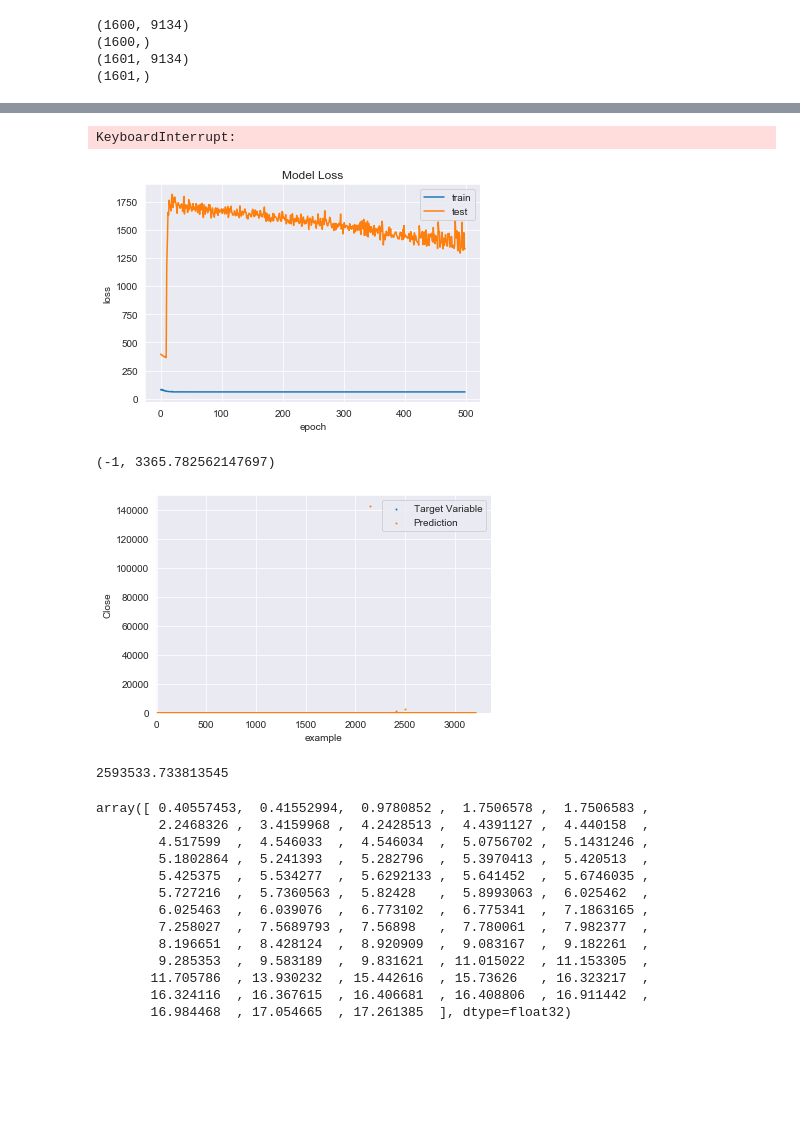
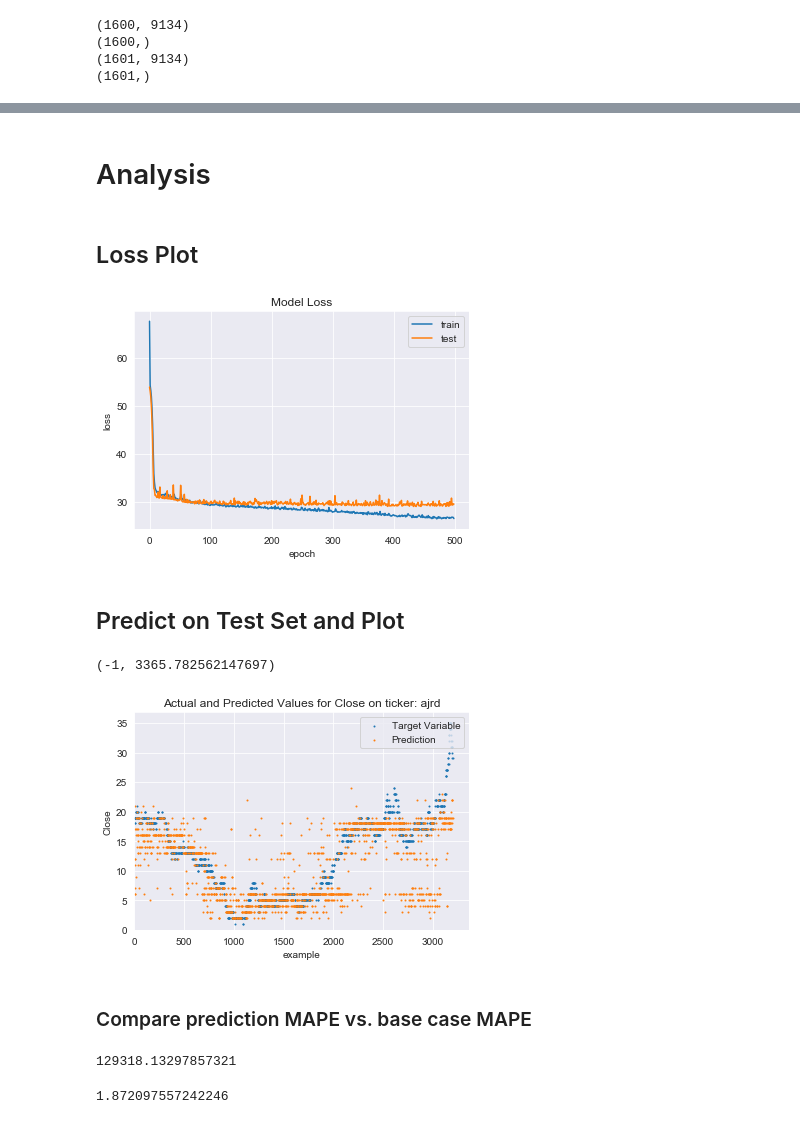
Before and after one commit to AndrewReaganM/msci_ml, a Jupyter notebook: workspace/MSCI Small Scale Training.ipynb, the cells around one changed output, grey strips where cells are left out. Saved outputs shown, nothing was run; the diff lists cells and outputs as text; code cells hidden in the pictures; blank space fills up the shorter version.

Commit message:
Add small scale training.

```diff
--- a/workspace/MSCI Small Scale Training.ipynb
+++ b/workspace/MSCI Small Scale Training.ipynb
@@ -37,8 +36,8 @@ tensorflow.random.set_seed(3)
 Matrix has data from 1827 tickers and each ticker has 5 of its features included, excluding the 6th OpenInt.
 # %%
 # Load clean matrix and tickers
-matrix_3201 = np.load("matrix_3201.npy")
-tickers_3201 = np.load("tickers_3201.npy")
+matrix_3201 = np.load("formatted_data/matrix_3201.npy")
+tickers_3201 = np.load("formatted_data/tickers_3201.npy")
 number_of_examples = matrix_3201.shape[0]
 # %%
 # Train and test indicies
@@ -83,6 +82,6 @@ msciLib.plot_ticker(matrix_3201, tickers_3201, ticker_index3, "Close")
 # %%
 # Make training and testing sets.
-train_set, train_target, test_set, test_target = msciLib.construct_train_test_sets(matrix_3201, ticker_index1, "close")
+train_set, train_target, test_set, test_target = msciLib.construct_train_test_sets(matrix_3201, ticker_index3, "close")
 # %%
 # Shape of the sets
 print(train_set.shape)
@@ -95,18 +94,18 @@ print(test_target.shape)
 (1601, 9134)
 (1601,)
 # %%
-def create_model():
-    # create model
-    model = Sequential()
-    model.add(Dense(10, input_dim=train_set.shape[1], activation='relu'))
-    model.add(Dense(50, activation='sigmoid'))
-    model.add(Dense(40, activation='relu'))
-    # model.add(Dense(25, activation='relu'))
-    model.add(Dense(1))
-    # Compile model
-    model.compile(optimizer ='adam', loss = 'mean_absolute_percentage_error',
-              metrics =[metrics.mape])
-    return model
+# def create_model():
+#     # create model
+#     model = Sequential()
+#     model.add(Dense(10, input_dim=train_set.shape[1], activation='relu'))
+#     model.add(Dense(50, activation='sigmoid'))
+#     model.add(Dense(40, activation='relu'))
+#     # model.add(Dense(25, activation='relu'))
+#     model.add(Dense(1))
+#     # Compile model
+#     model.compile(optimizer ='adam', loss = 'mean_absolute_percentage_error',
+#               metrics =[metrics.mape])
+#     return model
 # %%
 def create_model():
     # create model
@@ -148,5 +144,3 @@ _________________________________________________________________
 # %%
 history = model.fit(train_set, train_target, validation_data=(test_set, test_target), epochs=500, batch_size=32,
                     verbose = False)
-# %% [output]
-KeyboardInterrupt:
@@ -153,3 +152,7 @@ KeyboardInterrupt:
+# %% [markdown]
+# Analysis
+# %% [markdown]
+## Loss Plot
 # %%
 plt.plot(history.history['mean_absolute_percentage_error'])
 plt.plot(history.history['val_mean_absolute_percentage_error'])
@@ -161,7 +164,9 @@ plt.legend(['train', 'test'], loc='upper right')
 #plt.xlim(10,)
 plt.show()
 # %% [output]
-[figure, old version]
+[figure, new version]
+# %% [markdown]
+## Predict on Test Set and Plot
 # %%
 # Get predictions
 prediction = model.predict(test_set)
@@ -176,38 +181,28 @@ for i in np.arange(len(test_indicies)):
 # %%
 # Plot the target and prediction values
 plt.scatter(np.arange(number_of_examples), ordered_target, s = 1)
 plt.scatter(np.arange(number_of_examples), ordered_pred, s = 1)
 
 # plt.plot(ordered_target, linewidth = 1)
 # plt.plot(ordered_pred, linewidth = 1)
 
+plt.title("Actual and Predicted Values for Close on ticker: {}".format(tickers_3201[ticker_index3]))
 plt.ylabel('Close')
 plt.xlabel('example')
 plt.legend(['Target Variable', 'Prediction'], loc='upper right')
-
 plt.ylim(0, )
 plt.xlim(-1, )
 # %% [output]
 (-1, 3365.782562147697)
-[figure, old version]
+[figure, new version]
+# %% [markdown]
+### Compare prediction MAPE vs. base case MAPE
 # %%
 msciLib.calculate_mape(test_target, prediction)
 # %% [output]
-2593533.733813545
+129318.13297857321
-# %%
-np.unique(prediction)
-# %% [output]
-array([ 0.40557453,  0.41552994,  0.9780852 ,  1.7506578 ,  1.7506583 ,
-        2.2468326 ,  3.4159968 ,  4.2428513 ,  4.4391127 ,  4.440158  ,
-        4.517599  ,  4.546033  ,  4.546034  ,  5.0756702 ,  5.1431246 ,
-        5.1802864 ,  5.241393  ,  5.282796  ,  5.3970413 ,  5.420513  ,
-        5.425375  ,  5.534277  ,  5.6292133 ,  5.641452  ,  5.6746035 ,
-        5.727216  ,  5.7360563 ,  5.82428   ,  5.8993063 ,  6.025462  ,
-        6.025463  ,  6.039076  ,  6.773102  ,  6.775341  ,  7.1863165 ,
-        7.258027  ,  7.5689793 ,  7.56898   ,  7.780061  ,  7.982377  ,
-        8.196651  ,  8.428124  ,  8.920909  ,  9.083167  ,  9.182261  ,
-        9.285353  ,  9.583189  ,  9.831621  , 11.015022  , 11.153305  ,
-       11.705786  , 13.930232  , 15.442616  , 15.73626   , 16.323217  ,
-       16.324116  , 16.367615  , 16.406681  , 16.408806  , 16.911442  ,
-       16.984468  , 17.054665  , 17.261385  ], dtype=float32)
+# %%
+msciLib.calculate_basecase_mape(matrix_3201, ticker_index3, "close")
+# %% [output]
+1.872097557242246
 # %%
```
Also changed, not shown: parts of 12 cells of this notebook.
